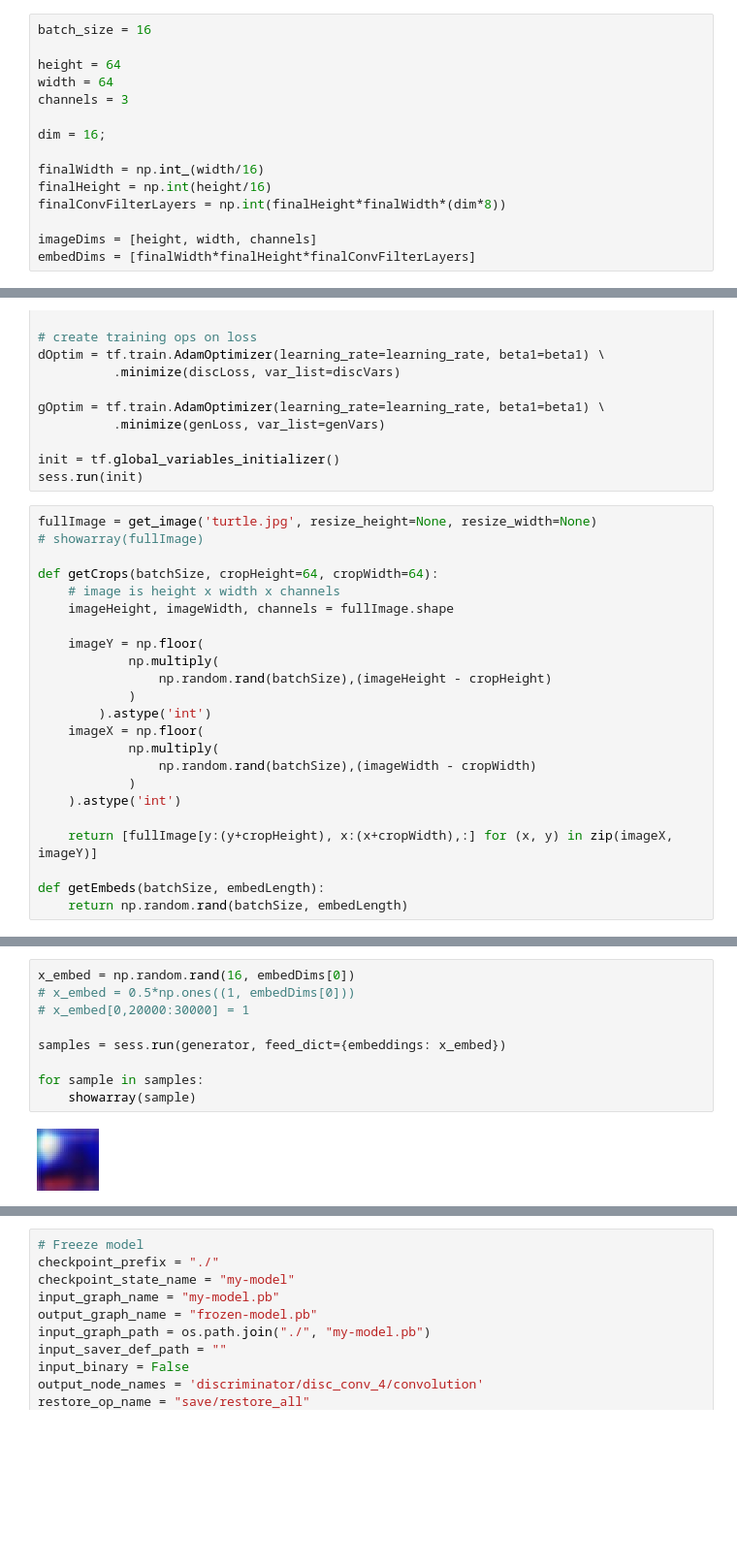
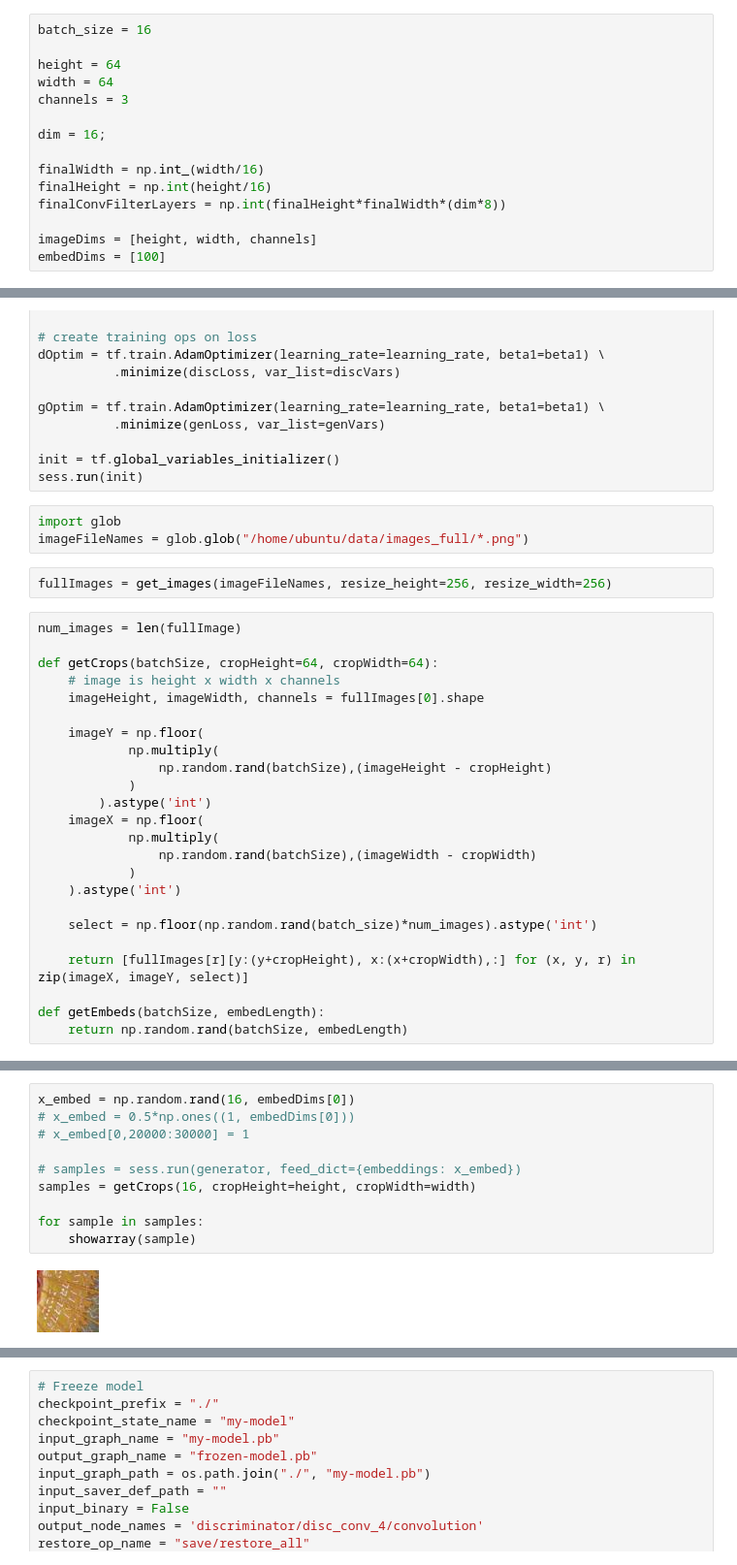
Before and after one commit to matteson/psychedelic-dcgan, a Jupyter notebook: DCGAN.ipynb, the cells around one changed output, grey strips where cells are left out. Shown at 97% size. Cells and saved outputs as stored; diff of their text form; blank space fills up the shorter version.

Commit message:
Use psychedelic art data

```diff
--- a/DCGAN.ipynb
+++ b/DCGAN.ipynb
@@ -185,7 +189,7 @@ finalHeight = np.int(height/16)
 finalConvFilterLayers = np.int(finalHeight*finalWidth*(dim*8))
 
 imageDims = [height, width, channels]
-embedDims = [finalWidth*finalHeight*finalConvFilterLayers]
+embedDims = [100]
 # %%
 graph = tf.Graph()
 sess = tf.InteractiveSession(graph=graph)
@@ -237,13 +241,17 @@ gOptim = tf.train.AdamOptimizer(learning_rate=learning_rate, beta1=beta1) \
 
 init = tf.global_variables_initializer()
 sess.run(init)
+# %%
+import glob
+imageFileNames = glob.glob("/home/ubuntu/data/images_full/*.png")
+# %%
+fullImages = get_images(imageFileNames, resize_height=256, resize_width=256)
 # %%
-fullImage = get_image('turtle.jpg', resize_height=None, resize_width=None)
-# showarray(fullImage)
+num_images = len(fullImage)
 
 def getCrops(batchSize, cropHeight=64, cropWidth=64):
     # image is height x width x channels
-    imageHeight, imageWidth, channels = fullImage.shape
+    imageHeight, imageWidth, channels = fullImages[0].shape
 
     imageY = np.floor(
             np.multiply(
@@ -256,7 +264,9 @@ def getCrops(batchSize, cropHeight=64, cropWidth=64):
             )
     ).astype('int')
 
-    return [fullImage[y:(y+cropHeight), x:(x+cropWidth),:] for (x, y) in zip(imageX, imageY)]
+    select = np.floor(np.random.rand(batch_size)*num_images).astype('int')
+
+    return [fullImages[r][y:(y+cropHeight), x:(x+cropWidth),:] for (x, y, r) in zip(imageX, imageY, select)]
 
 def getEmbeds(batchSize, embedLength):
     return np.random.rand(batchSize, embedLength)
@@ -318,11 +315,12 @@ jter:  630 , Discriminator loss:  0.356416 ,
 # %%
 x_embed = np.random.rand(16, embedDims[0])
 # x_embed = 0.5*np.ones((1, embedDims[0]))
 # x_embed[0,20000:30000] = 1
 
-samples = sess.run(generator, feed_dict={embeddings: x_embed})
+# samples = sess.run(generator, feed_dict={embeddings: x_embed})
+samples = getCrops(16, cropHeight=height, cropWidth=width)
 
 for sample in samples:
     showarray(sample)
 # %% [output]
-[figure, old version]
+[figure, new version]
```
Also changed, not shown: parts of 6 cells of this notebook.
